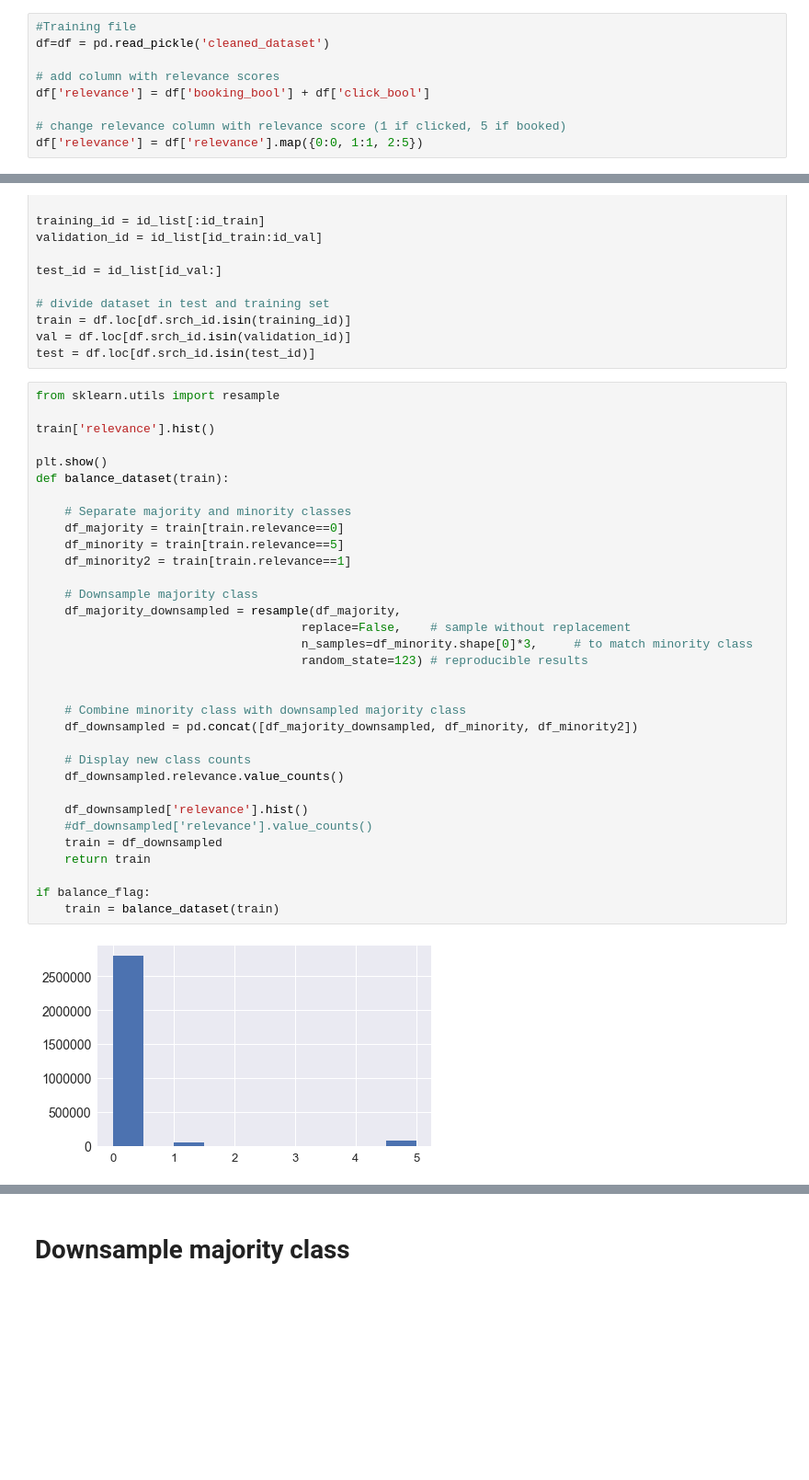
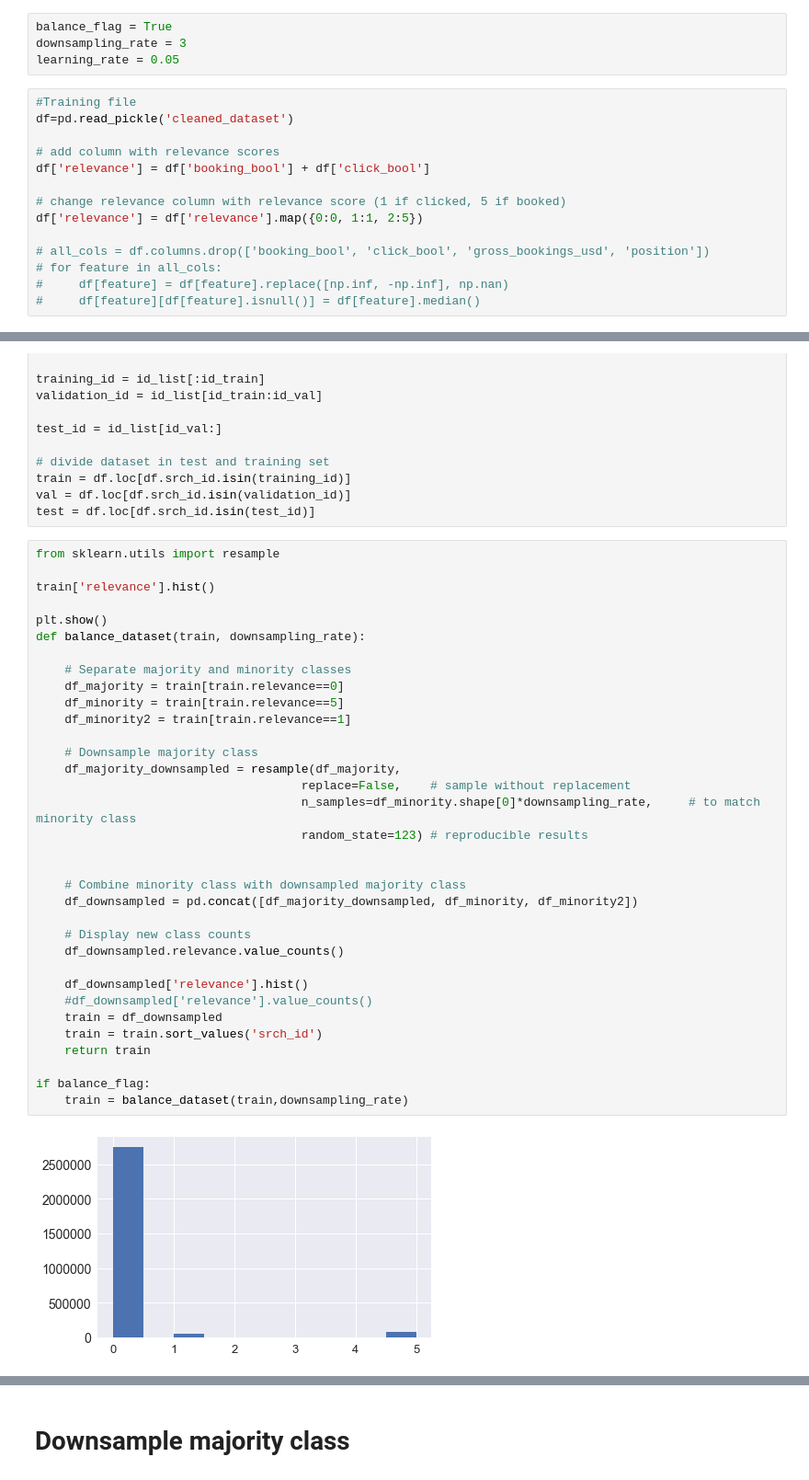
Before and after one commit to mrijksen/DM2018, a Jupyter notebook: Assignment2/Test LambdaMART-downsample.ipynb, the cells around one changed output, grey strips where cells are left out. Shown: that part at 92% size. Cells and saved outputs as stored; diff of their text form; blank space fills up the shorter version.

```diff
--- a/Assignment2/Test LambdaMART-downsample.ipynb
+++ b/Assignment2/Test LambdaMART-downsample.ipynb
@@ -29,12 +30,21 @@ balance_flag = True
+# %%
+balance_flag = True
+downsampling_rate = 3
+learning_rate = 0.05
 # %%
 #Training file
-df=df = pd.read_pickle('cleaned_dataset')
+df=pd.read_pickle('cleaned_dataset')
 
 # add column with relevance scores
 df['relevance'] = df['booking_bool'] + df['click_bool']
 
 # change relevance column with relevance score (1 if clicked, 5 if booked)
 df['relevance'] = df['relevance'].map({0:0, 1:1, 2:5})
+
+# all_cols = df.columns.drop(['booking_bool', 'click_bool', 'gross_bookings_usd', 'position'])
+# for feature in all_cols:
+#     df[feature] = df[feature].replace([np.inf, -np.inf], np.nan)
+#     df[feature][df[feature].isnull()] = df[feature].median()
 # %%
 
 # create list of ids in random order
@@ -61,34 +71,35 @@ test = df.loc[df.srch_id.isin(test_id)]
 from sklearn.utils import resample
 
 train['relevance'].hist()
 
 plt.show()
-def balance_dataset(train):
+def balance_dataset(train, downsampling_rate):
 
     # Separate majority and minority classes
     df_majority = train[train.relevance==0]
     df_minority = train[train.relevance==5]
     df_minority2 = train[train.relevance==1]
 
     # Downsample majority class
     df_majority_downsampled = resample(df_majority,
                                      replace=False,    # sample without replacement
-                                     n_samples=df_minority.shape[0]*3,     # to match minority class
+                                     n_samples=df_minority.shape[0]*downsampling_rate,     # to match minority class
                                      random_state=123) # reproducible results
 
 
     # Combine minority class with downsampled majority class
     df_downsampled = pd.concat([df_majority_downsampled, df_minority, df_minority2])
 
     # Display new class counts
     df_downsampled.relevance.value_counts()
 
     df_downsampled['relevance'].hist()
     #df_downsampled['relevance'].value_counts()
     train = df_downsampled
+    train = train.sort_values('srch_id')
     return train
 
 if balance_flag:
-    train = balance_dataset(train)
+    train = balance_dataset(train,downsampling_rate)
 # %% [output]
-[figure, old version]
+[figure, new version]
```
Also changed, not shown: parts of 16 cells of this notebook, 1 other file.
